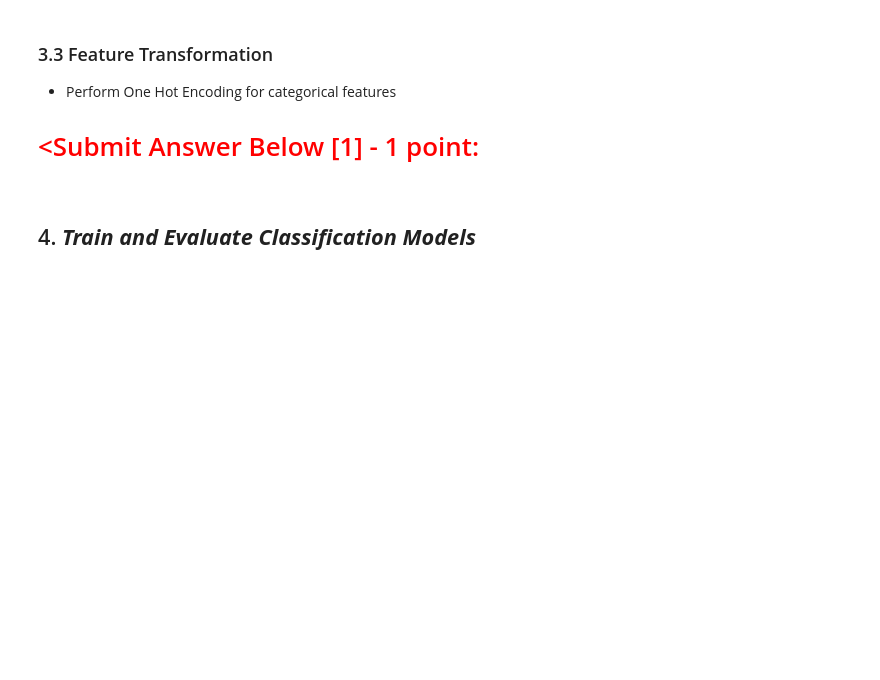
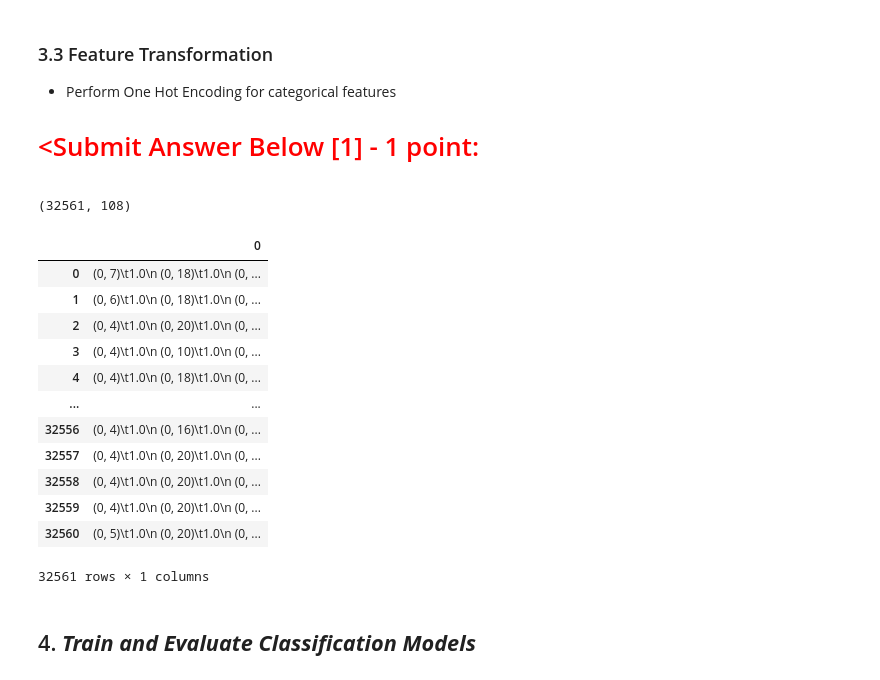
Before and after one commit to nawazf/Data-Engineering-and-AI, a Jupyter notebook: F23_Lab_1.ipynb, the cells around one changed output. Drawn from its saved outputs; the diff is of its cells as text; code cells hidden in the pictures; blank space fills up the shorter version.

```diff
--- a/F23_Lab_1.ipynb
+++ b/F23_Lab_1.ipynb
@@ -151,12 +150,32 @@ y = labenc.fit_transform(y)
 from sklearn.impute import  SimpleImputer
 preprocessor = ColumnTransformer(
     transformers=[
-        ('str', OneHotEncoder(handle_unknown='ignore'), categorical_features),
+        ('str', OneHotEncoder(), categorical_features),
         ('num', SimpleImputer(strategy= 'mean'), numerical_features)
     ]
 )
 # %%
 X = preprocessor.fit_transform(X)
+# %%
+X.shape
+# %% [output]
+(32561, 108)
+# %%
+pd.DataFrame(X)
+# %% [output]
+|  | 0 |
+| 0 | (0, 7)\t1.0\n (0, 18)\t1.0\n (0, ... |
+| 1 | (0, 6)\t1.0\n (0, 18)\t1.0\n (0, ... |
+| 2 | (0, 4)\t1.0\n (0, 20)\t1.0\n (0, ... |
+| 3 | (0, 4)\t1.0\n (0, 10)\t1.0\n (0, ... |
+| 4 | (0, 4)\t1.0\n (0, 18)\t1.0\n (0, ... |
+| ... | ... |
+| 32556 | (0, 4)\t1.0\n (0, 16)\t1.0\n (0, ... |
+| 32557 | (0, 4)\t1.0\n (0, 20)\t1.0\n (0, ... |
+| 32558 | (0, 4)\t1.0\n (0, 20)\t1.0\n (0, ... |
+| 32559 | (0, 4)\t1.0\n (0, 20)\t1.0\n (0, ... |
+| 32560 | (0, 5)\t1.0\n (0, 20)\t1.0\n (0, ... |
+32561 rows × 1 columns
 # %% [markdown]
 ## 4\. ***Train and Evaluate Classification Models***
 # %% [markdown]
```
Also changed, not shown: parts of 1 cell of this notebook, 1 other file.
